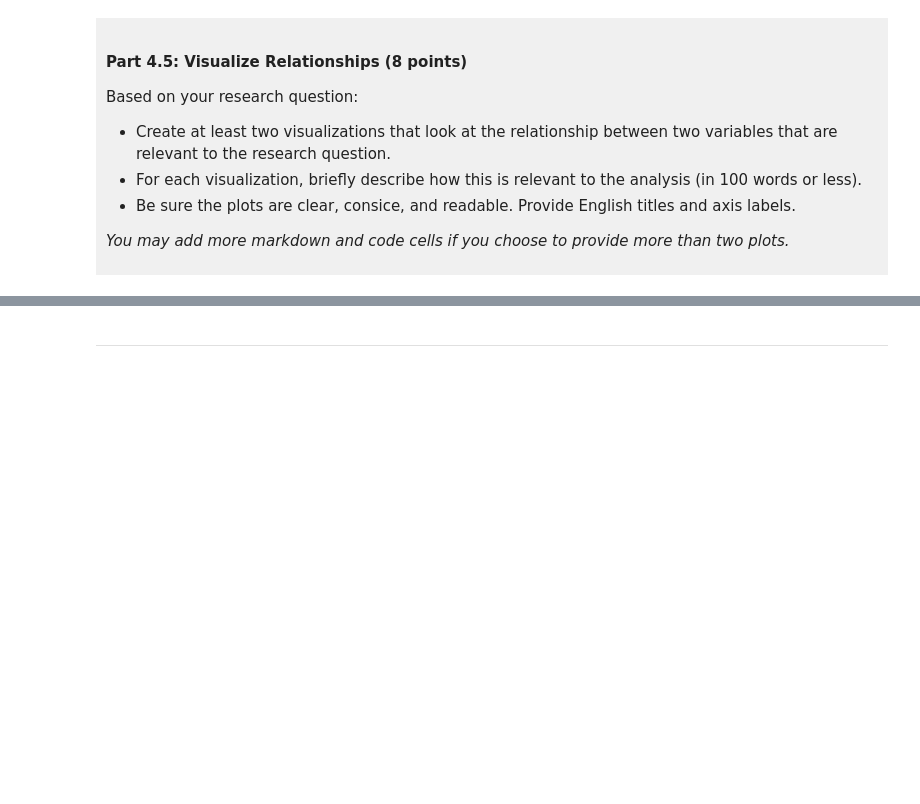
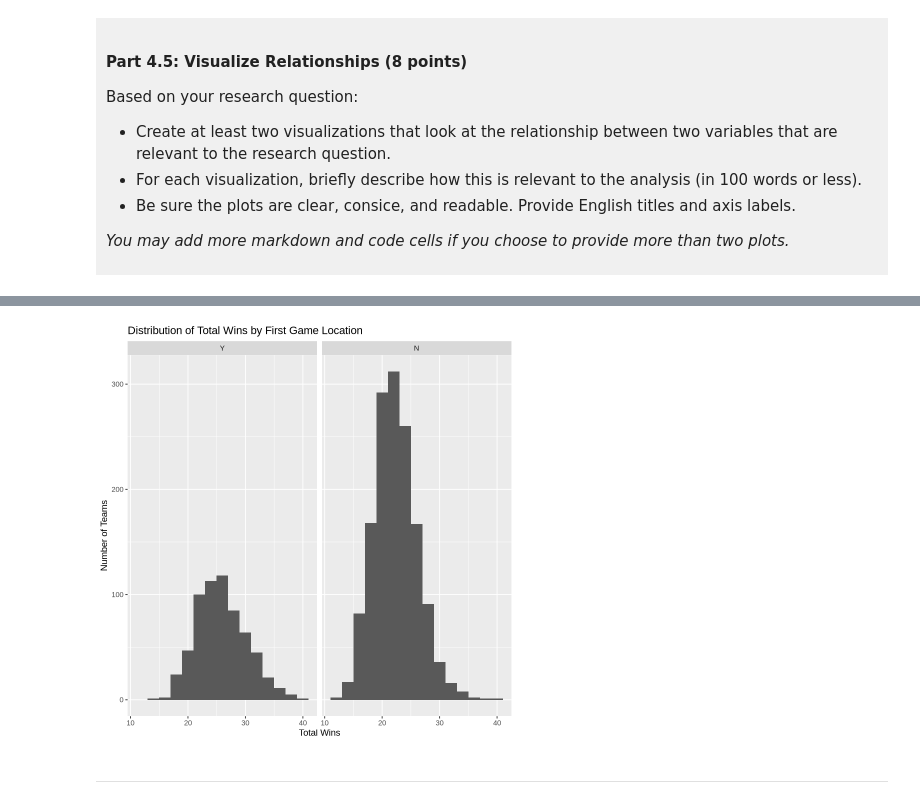
Before and after one commit to clairehuo05/dsci-100-project-Claire-Huo, a Jupyter notebook: dsci-100-project-notebook.ipynb, the cells around one changed output, grey strips where cells are left out. Saved outputs shown, nothing was run; the diff lists cells and outputs as text; code cells hidden in the pictures; blank space fills up the shorter version.

```diff
--- a/dsci-100-project-notebook.ipynb
+++ b/dsci-100-project-notebook.ipynb
@@ -281,5 +401,15 @@ Visualization 2: %%% EDIT THIS MARKDOWN CELL%%%
 # %%
-### EDIT THIS CODE CELL FOR VISUALIZATION 2###
+women_basketball_tidy_dist<- women_basketball_tidy_all|>
+ggplot(aes(x= total_wins))+
+geom_histogram(binwidth=2)+
+facet_wrap(~first_game_at_home)+
+labs(title= "Distribution of Total Wins by First Game Location",
+     x= "Total Wins",
+     y= "Number of Teams")
+
+women_basketball_tidy_dist
+# %% [output]
+[figure, added]
 # %% [markdown]
 ------
 # %% [markdown]
```
Also changed, not shown: parts of 13 cells of this notebook.
